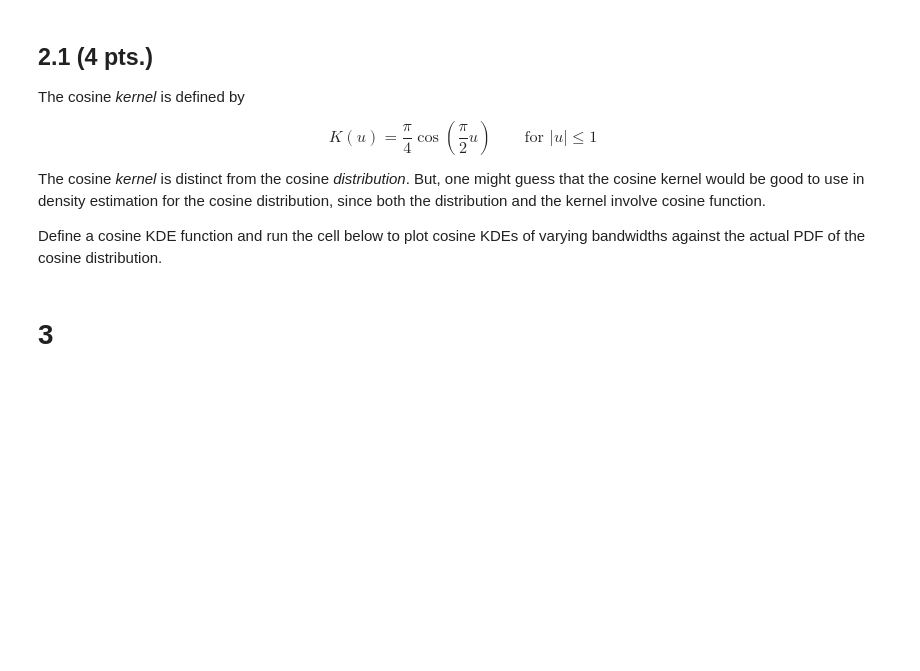
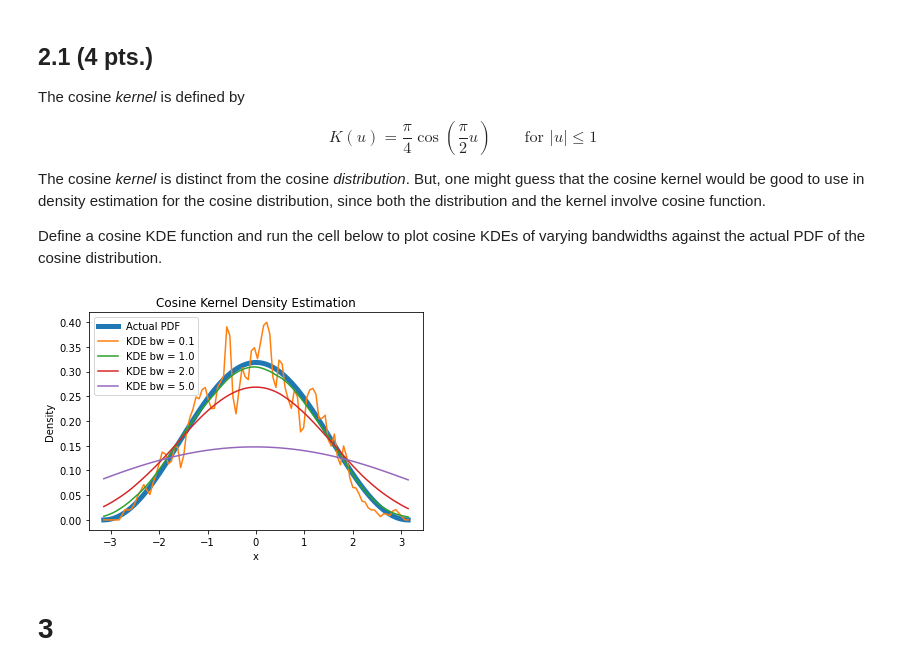
Before and after one commit to ZhixingZhao/Data-Science, a Jupyter notebook: hw1_problems.ipynb, the cells around one changed output. Drawn from its saved outputs; the diff is of its cells as text; code cells hidden in the pictures; blank space fills up the shorter version.

```diff
--- a/hw1_problems.ipynb
+++ b/hw1_problems.ipynb
@@ -56,28 +68,40 @@ Define a cosine KDE function and run the cell below to plot cosine KDEs of varyi
 # %%
 ### Define the KDE function kde(x, sample, bw) below.
 # kde: Name of function.
 # x: Array of points on which to evaluate the KDE.
 # sample: Array of sample points on which the KDE is based.
 # bw: Bandwidth.
 # Return value: An array of density estimate values for x.
 
-### YOUR CODE HERE.
+def kde(x, sample, bw):
+    ret = np.zeros(x.size)
+    n = sample.size
+    for i in range(x.size):
+        add = 0
+        for j in range(sample.size):
+            if abs(x[i]-sample[j])/bw <= 1:
+                add += (np.pi/4) * np.cos((np.pi/2) * (x[i]-sample[j])/bw)
+#         print(add)
+        ret[i] = add / (n*bw)
+    return ret
 
 
 ### Run after making previous definition.
 
 bw_list = [0.1, 1.0, 2.0, 5.0]
 x = np.linspace(-np.pi, np.pi, 100)
 plt.plot(x, stats.cosine.pdf(x), linewidth=5)
 for bw in bw_list:
     est = kde(x, sample, bw);
     plt.plot(x, est)
 
 plt.xlabel('x')
 plt.ylabel('Density')
 plt.title("Cosine Kernel Density Estimation")
 plt.legend(['Actual PDF','KDE bw = 0.1','KDE bw = 1.0','KDE bw = 2.0','KDE bw = 5.0'])
 plt.show()
+# %% [output]
+[figure, added]
 # %% [markdown]
 # 3
 # %% [markdown]
```
Also changed, not shown: parts of 8 cells of this notebook.
